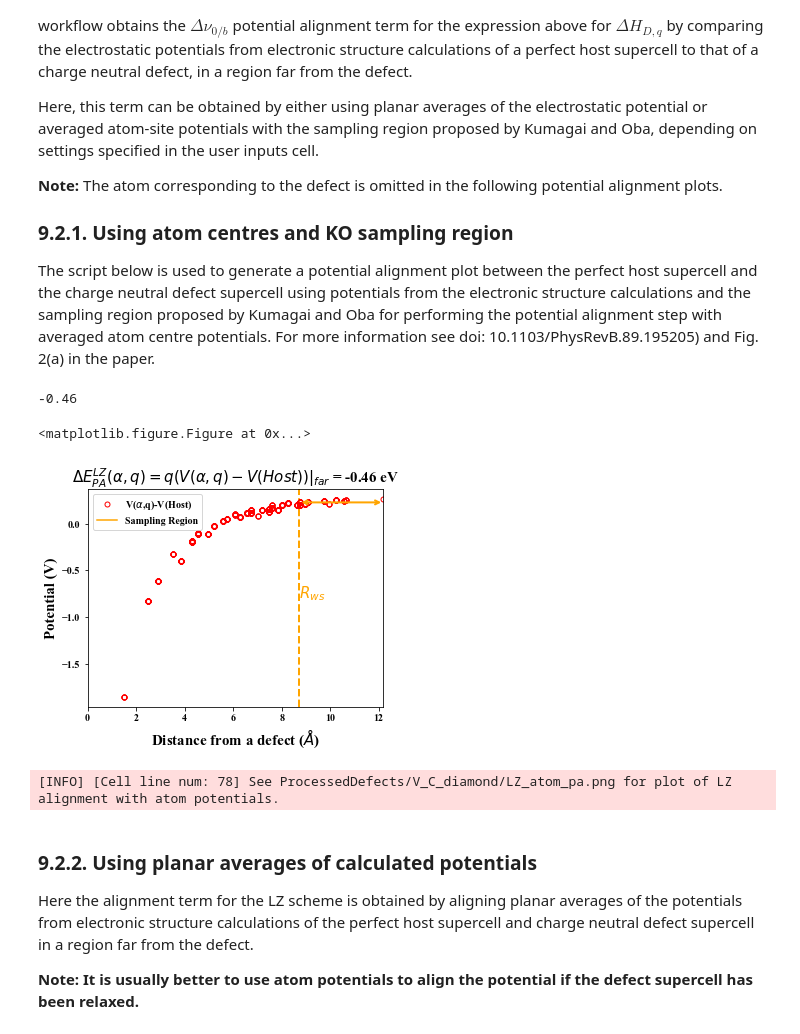
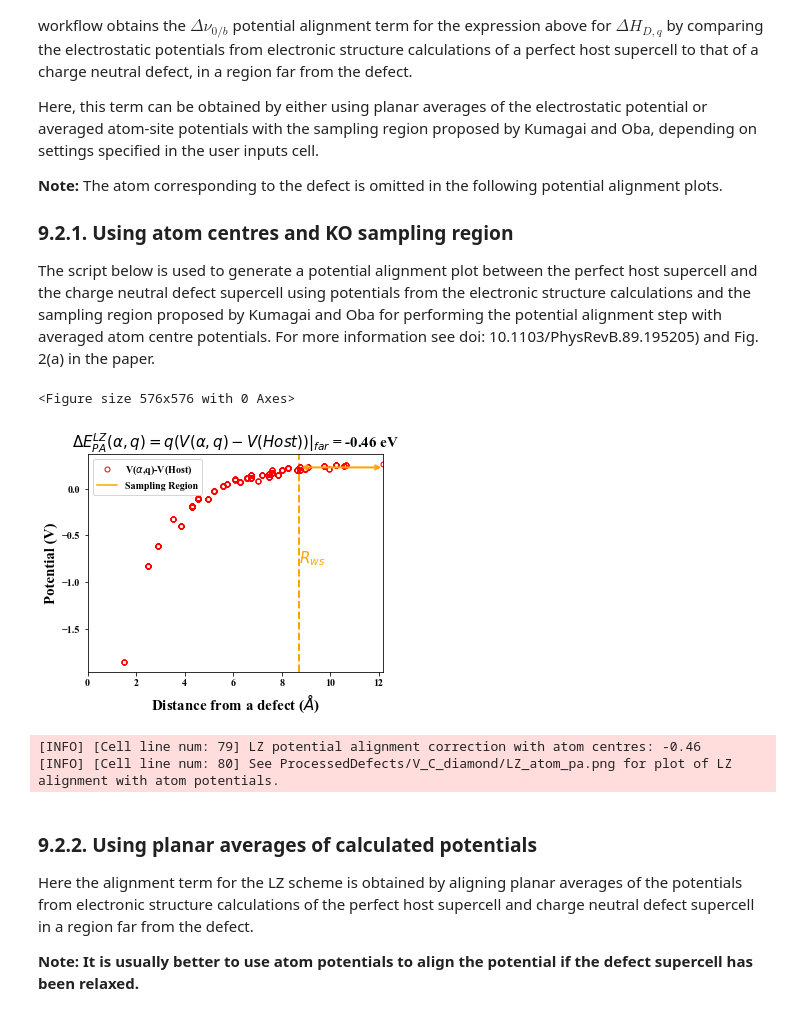
Before and after one commit to skw32/DefectCorrectionsNotebook, a Jupyter notebook: DefectCorrectionsNotebook.ipynb, the cells around one changed output. Saved outputs shown, nothing was run; the diff lists cells and outputs as text; code cells hidden in the pictures.

```diff
--- a/DefectCorrectionsNotebook.ipynb
+++ b/DefectCorrectionsNotebook.ipynb
@@ -375,39 +376,41 @@ if LZ == True and atom_centered_pa == True:
     value = defect_charge*value/number
  #   value = -1.0*value
     value = '%.2f' % value
-    print (value)
+    pa_atom_LZ = value
+ #   print (value)
     title = r'$\Delta E_{PA}^{LZ}(\alpha, q) = q(V(\alpha,q)-V(Host))|_{far}$ = '+str(value) + ' eV'
 
     mean = (max(aims_atom_pots[:,1]) + min(aims_atom_pots[:,1]))/2.0
 
 
 
     plt.clf()
     matplotlib.rc('font',family='Times New Roman')
     plt.figure(figsize=(5.3,4.0))
 
     plt.xlim((0,Rwl))
 
     plt.axvline(x=Rws,linestyle='--',color='orange',lw =2.0)
     plt.text(Rws,mean,r'$R_{ws}$',color='orange',fontsize=15,fontname = "Times New Roman")
 
     plt.title(title,fontsize=15,fontname = "Times New Roman")
 
     plt.plot(aims_atom_pots[:,0],aims_atom_pots[:,1],'o',ms=5,markerfacecolor='none', markeredgecolor='red',label=r'V($\alpha$,q)-V(Host)')
     plt.annotate(s='', xy=(Rwl,value_sample), xytext=(Rws,value_sample), arrowprops=dict(arrowstyle='<->',color = 'orange',lw = 2.0))
     plt.axhline(y=value_sample, xmin=Rws, xmax=Rwl, color='orange',label='Sampling Region')
     plt.legend()
     plt.xlabel(r'Distance from a defect ($\AA$)',fontsize=15,fontname = "Times New Roman")
     plt.ylabel('Potential (V)',fontsize=15,fontname = "Times New Roman")
     plt.savefig(LZ_atom_pa_file,dpi=600)
     plt.show(block=False)
 
+    logger.info("LZ potential alignment correction with atom centres: "+str(pa_atom_LZ))
     logger.info("See "+str(LZ_atom_pa_file)+" for plot of LZ alignment with atom potentials.")
 # %% [output]
--0.46
+<Figure size 576x576 with 0 Axes>
+[figure]
-<matplotlib.figure.Figure at 0x...>
+[INFO] [Cell line num: 79] LZ potential alignment correction with atom centres: -0.46
+[INFO] [Cell line num: 80] See ProcessedDefects/V_C_diamond/LZ_atom_pa.png for plot of LZ alignment with atom potentials.
-[figure]
-[INFO] [Cell line num: 78] See ProcessedDefects/V_C_diamond/LZ_atom_pa.png for plot of LZ alignment with atom potentials.
 # %% [markdown]
 ### 9.2.2. Using planar averages of calculated potentials
 Here the alignment term for the LZ scheme is obtained by aligning planar averages of the potentials from electronic structure calculations of the perfect host supercell and charge neutral defect supercell in a region far from the defect.
```
Also changed, not shown: parts of 20 cells of this notebook, 2 other files.
